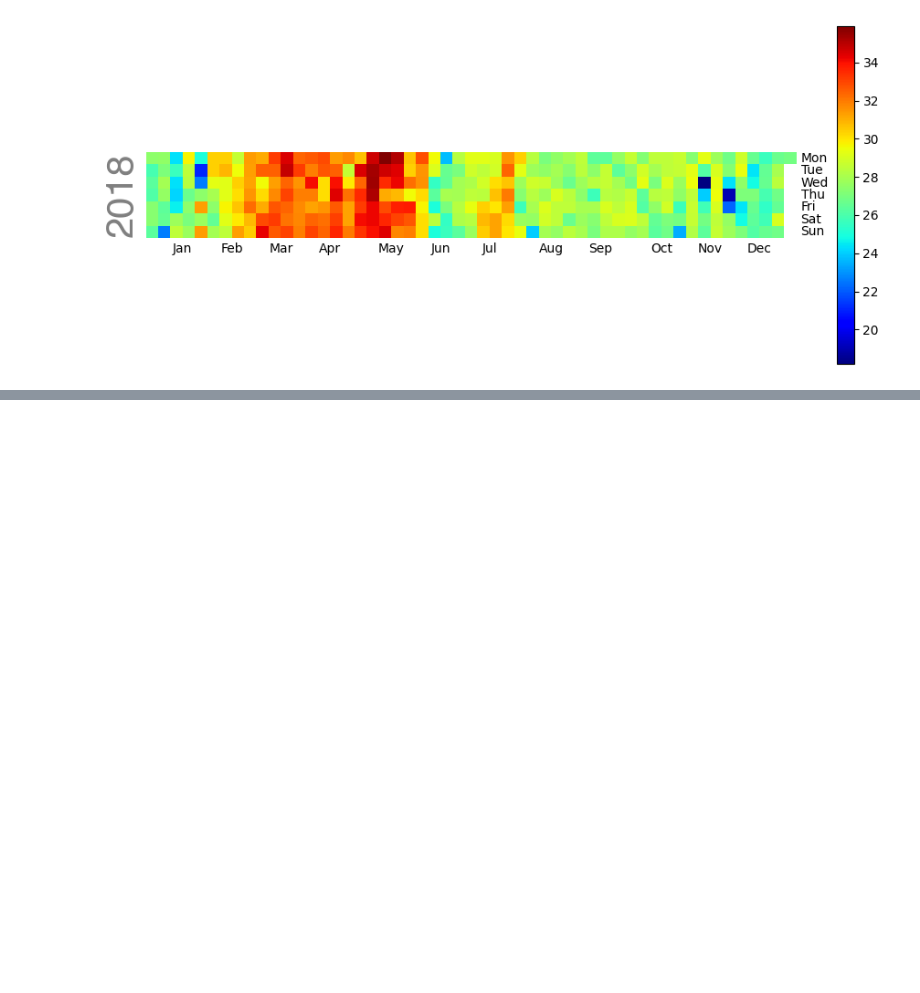
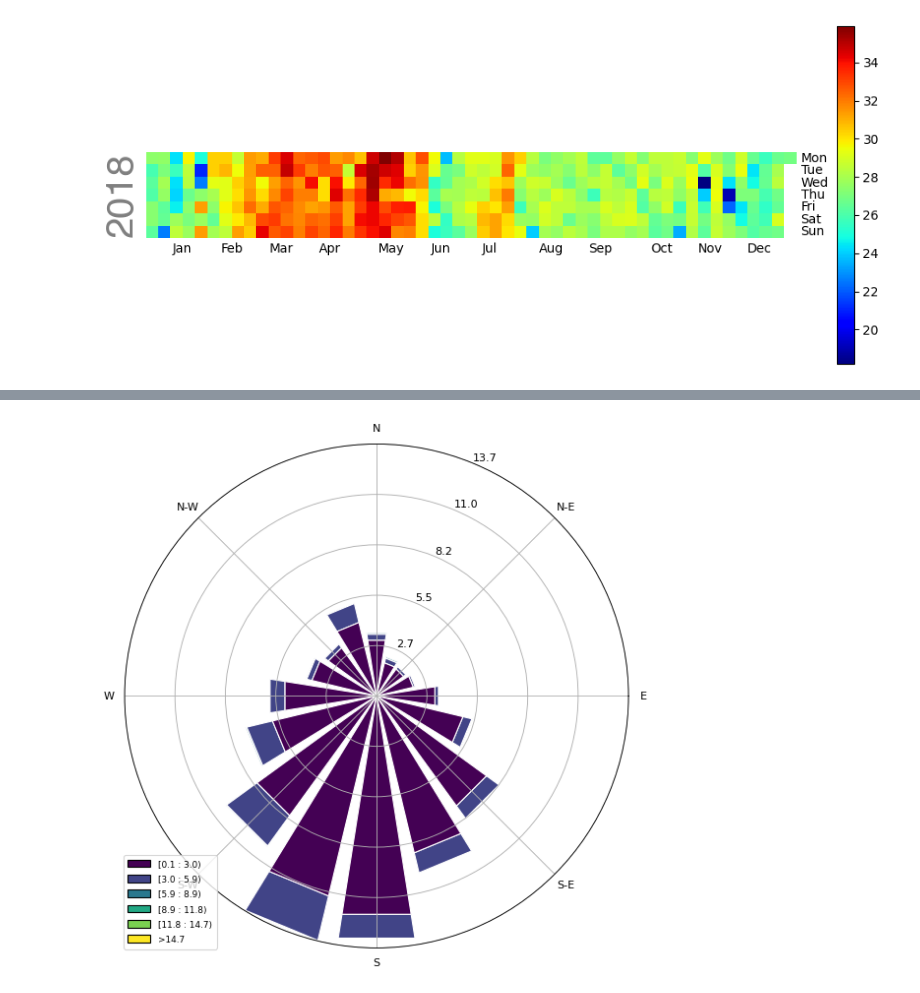
Before and after one commit to AltamarMx/seminars, a Jupyter notebook: 2024/icf_estudiantes/002_temixco_calplot.ipynb, the cells around one changed output, grey strips where cells are left out. Cells and saved outputs as stored; diff of their text form; code cells hidden in the pictures; blank space fills up the shorter version.

```diff
--- a/2024/icf_estudiantes/002_temixco_calplot.ipynb
+++ b/2024/icf_estudiantes/002_temixco_calplot.ipynb
@@ -19,0 +44,12 @@ calplot.calplot(df.To.resample('D').max(),
+# %%
+#| label: fig-windrose-dia
+#| fig-cap: Viento durante el día
+dia = df.between_time("08:00:00","20:00:00")
+ax = WindroseAxes.from_ax()
+ax.bar(dia.Wd, dia.Ws, normed=True,
+       opening=0.8,
+       edgecolor="white")
+ax.set_legend();
+# ax.set_title("Día");
+# %% [output]
+[figure, added]
```
Also changed, not shown: parts of 3 cells of this notebook, 22 other files.
